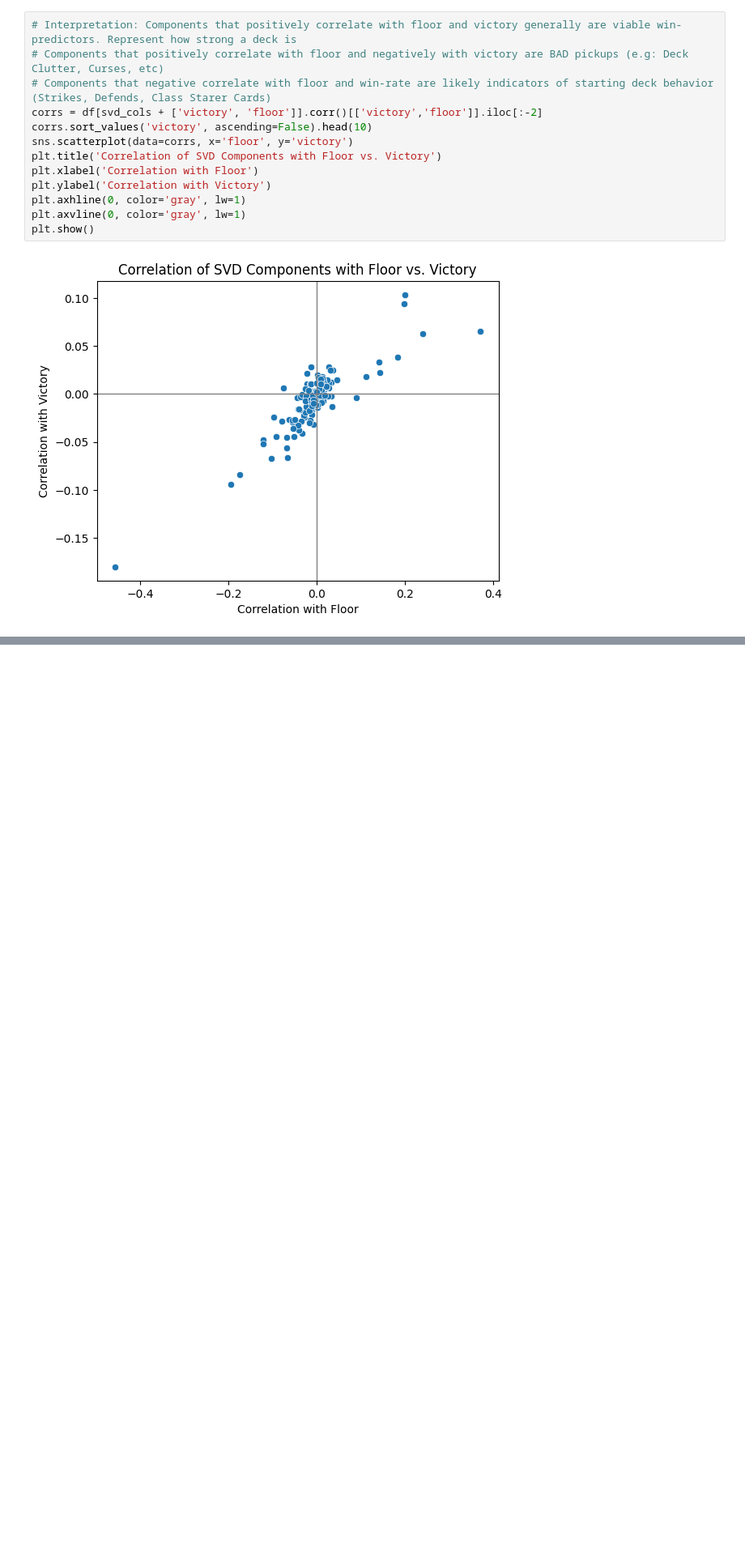
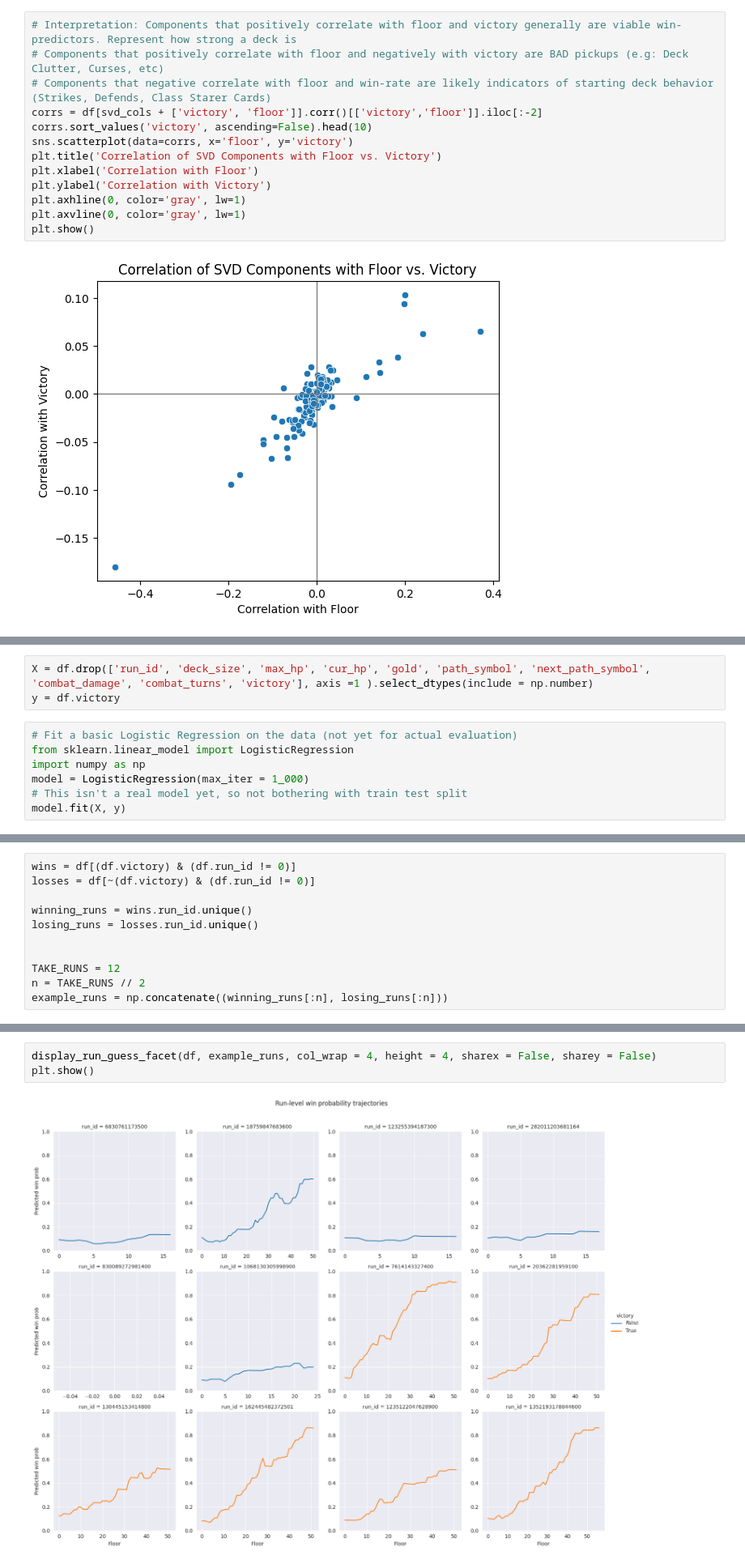
Before and after one commit to JoeyRussoniello/sts-win-prediction, a Jupyter notebook: notebooks/3 - Exploratory Data Analytics.ipynb, the cells around one changed output, grey strips where cells are left out. Shown at 81% size. Saved outputs shown, nothing was run; the diff lists cells and outputs as text; blank space fills up the shorter version.

Commit message:
Updated EDA to include Ascension Difficulty Explanation and Simple LogisticReg Results

```diff
--- a/notebooks/3 - Exploratory Data Analytics.ipynb
+++ b/notebooks/3 - Exploratory Data Analytics.ipynb
@@ -389,0 +326,10 @@ auc        0.731312        0.734272            0.739833
+# %%
+X = df.drop(['run_id', 'deck_size', 'max_hp', 'cur_hp', 'gold', 'path_symbol', 'next_path_symbol', 'combat_damage', 'combat_turns', 'victory'], axis =1 ).select_dtypes(include = np.number)
+y = df.victory
+# %%
+# Fit a basic Logistic Regression on the data (not yet for actual evaluation)
+from sklearn.linear_model import LogisticRegression
+import numpy as np
+model = LogisticRegression(max_iter = 1_000)
+# This isn't a real model yet, so not bothering with train test split
+model.fit(X, y)
@@ -389,0 +338,11 @@ auc        0.731312        0.734272            0.739833
+# %%
+wins = df[(df.victory) & (df.run_id != 0)]
+losses = df[~(df.victory) & (df.run_id != 0)]
+
+winning_runs = wins.run_id.unique()
+losing_runs = losses.run_id.unique()
+
+
+TAKE_RUNS = 12
+n = TAKE_RUNS // 2
+example_runs = np.concatenate((winning_runs[:n], losing_runs[:n]))
@@ -389,0 +412,5 @@ auc        0.731312        0.734272            0.739833
+# %%
+display_run_guess_facet(df, example_runs, col_wrap = 4, height = 4, sharex = False, sharey = False)
+plt.show()
+# %% [output]
+[figure, added]
```
Also changed, not shown: parts of 23 cells of this notebook, 1 other file.
